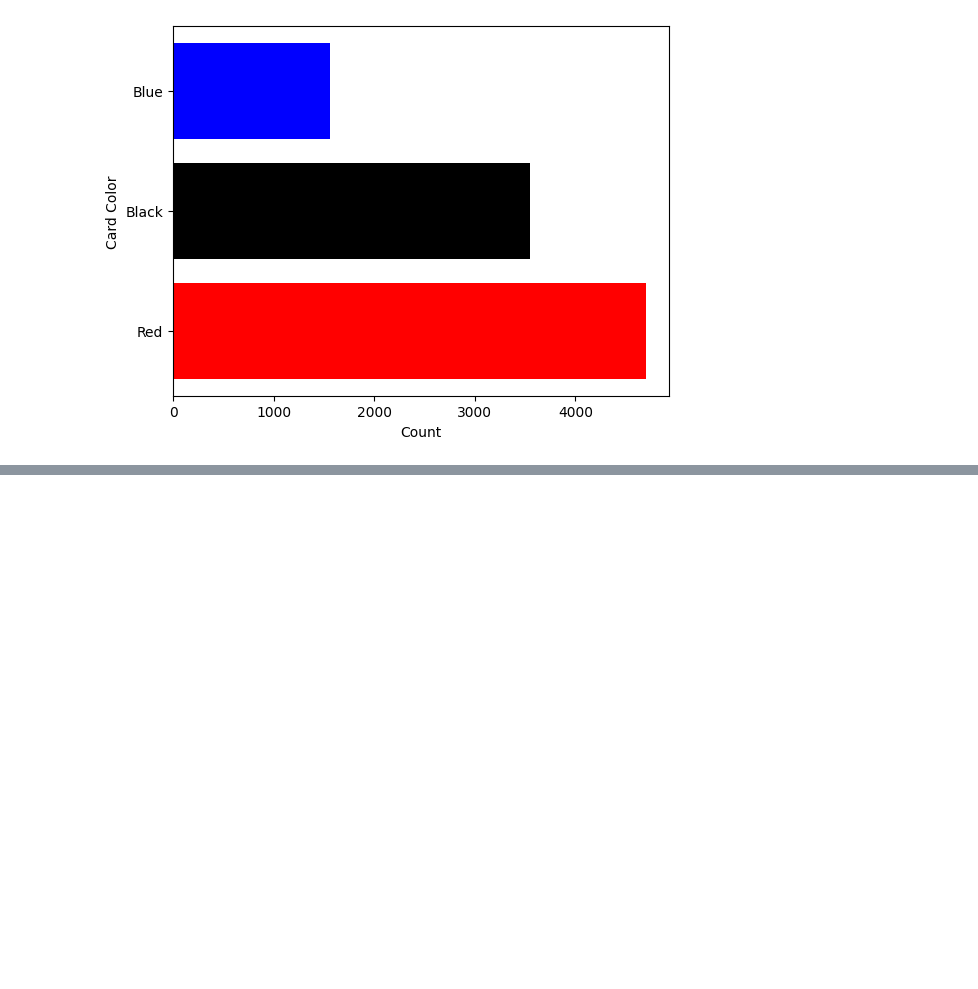
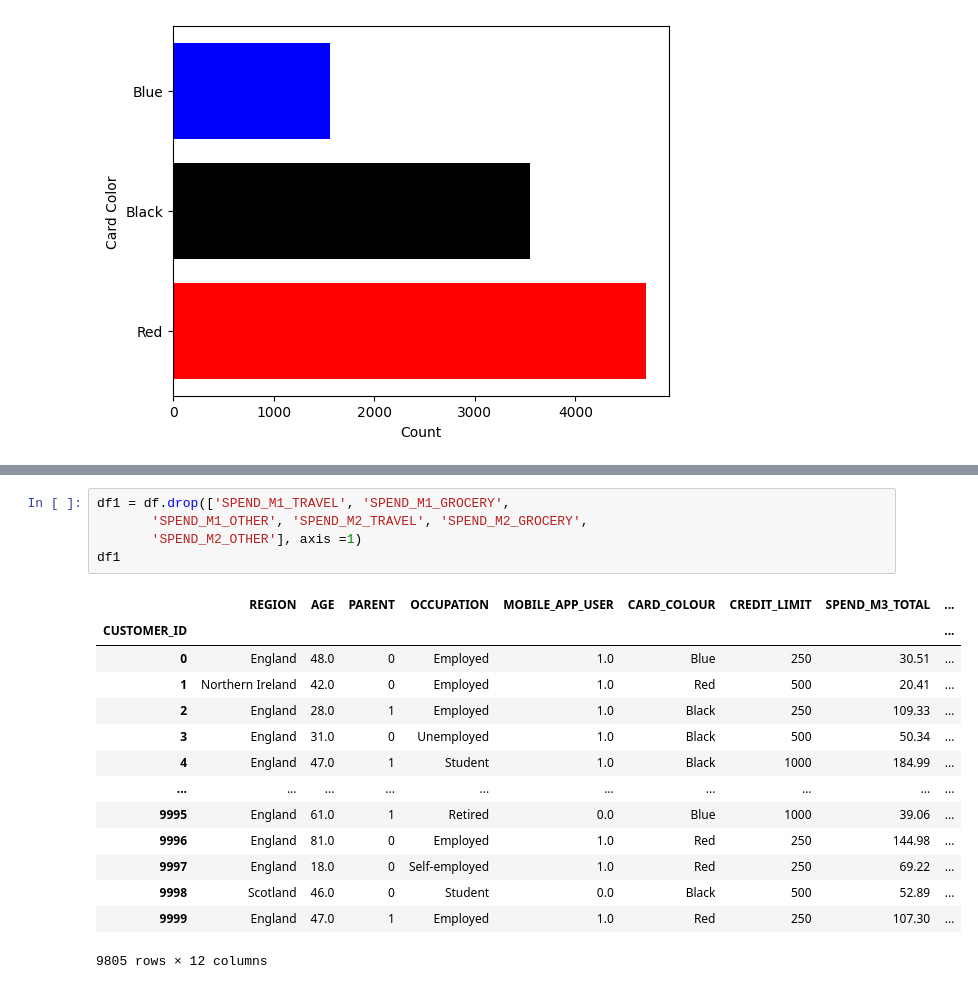
Before and after one commit to ShubhamSingh-9/Captial-one-Stepup-challenge, a Jupyter notebook: Capital One Career Challenge.ipynb, the cells around one changed output, grey strips where cells are left out. Cells and saved outputs as stored; diff of their text form; blank space fills up the shorter version.

```diff
--- a/Capital One Career Challenge.ipynb
+++ b/Capital One Career Challenge.ipynb
@@ -306,0 +373,20 @@ plt.show();
+# %%
+df1 = df.drop(['SPEND_M1_TRAVEL', 'SPEND_M1_GROCERY',
+       'SPEND_M1_OTHER', 'SPEND_M2_TRAVEL', 'SPEND_M2_GROCERY',
+       'SPEND_M2_OTHER'], axis =1)
+df1
+# %% [output]
+|  | REGION | AGE | PARENT | OCCUPATION | MOBILE_APP_USER | CARD_COLOUR | CREDIT_LIMIT | SPEND_M3_TOTAL | ... |
+| CUSTOMER_ID |  |  |  |  |  |  |  |  | ... |
+| 0 | England | 48.0 | 0 | Employed | 1.0 | Blue | 250 | 30.51 | ... |
+| 1 | Northern Ireland | 42.0 | 0 | Employed | 1.0 | Red | 500 | 20.41 | ... |
+| 2 | England | 28.0 | 1 | Employed | 1.0 | Black | 250 | 109.33 | ... |
+| 3 | England | 31.0 | 0 | Unemployed | 1.0 | Black | 500 | 50.34 | ... |
+| 4 | England | 47.0 | 1 | Student | 1.0 | Black | 1000 | 184.99 | ... |
+| ... | ... | ... | ... | ... | ... | ... | ... | ... | ... |
+| 9995 | England | 61.0 | 1 | Retired | 0.0 | Blue | 1000 | 39.06 | ... |
+| 9996 | England | 81.0 | 0 | Employed | 1.0 | Red | 250 | 144.98 | ... |
+| 9997 | England | 18.0 | 0 | Self-employed | 1.0 | Red | 250 | 69.22 | ... |
+| 9998 | Scotland | 46.0 | 0 | Student | 0.0 | Black | 500 | 52.89 | ... |
+| 9999 | England | 47.0 | 1 | Employed | 1.0 | Red | 250 | 107.30 | ... |
+9805 rows × 12 columns
```
Also changed, not shown: parts of 24 cells of this notebook.
